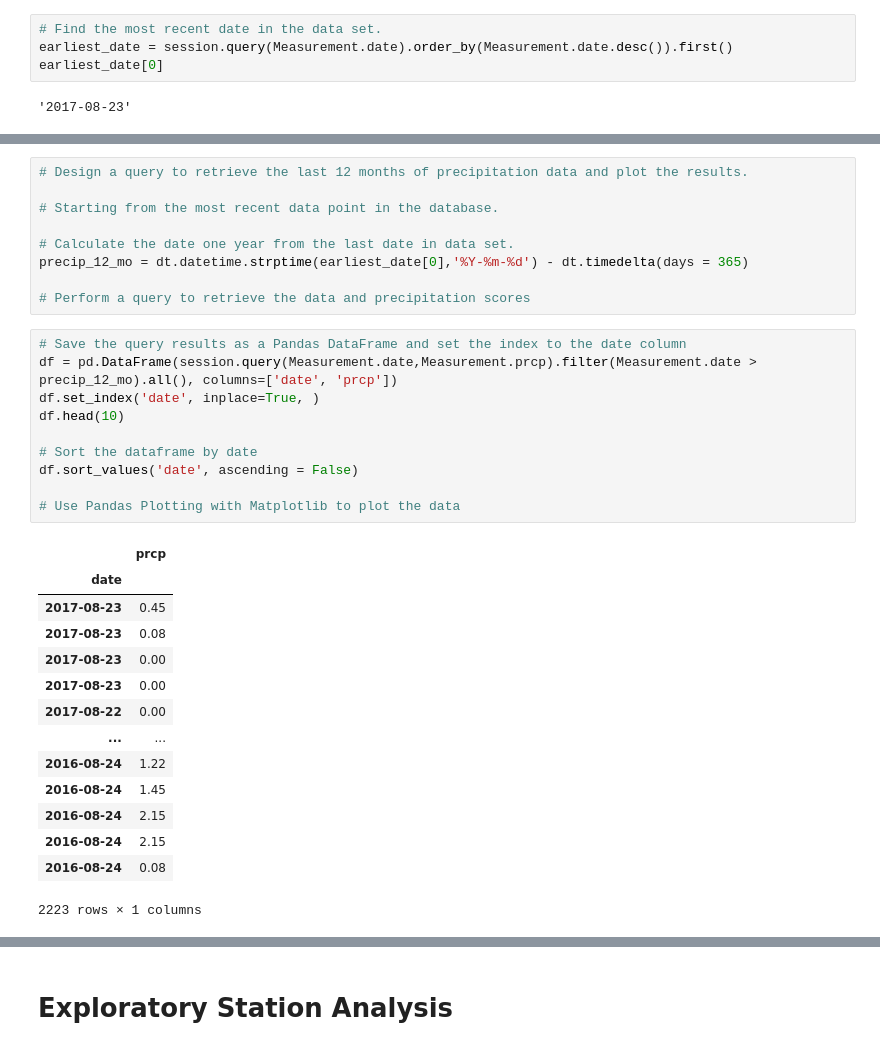
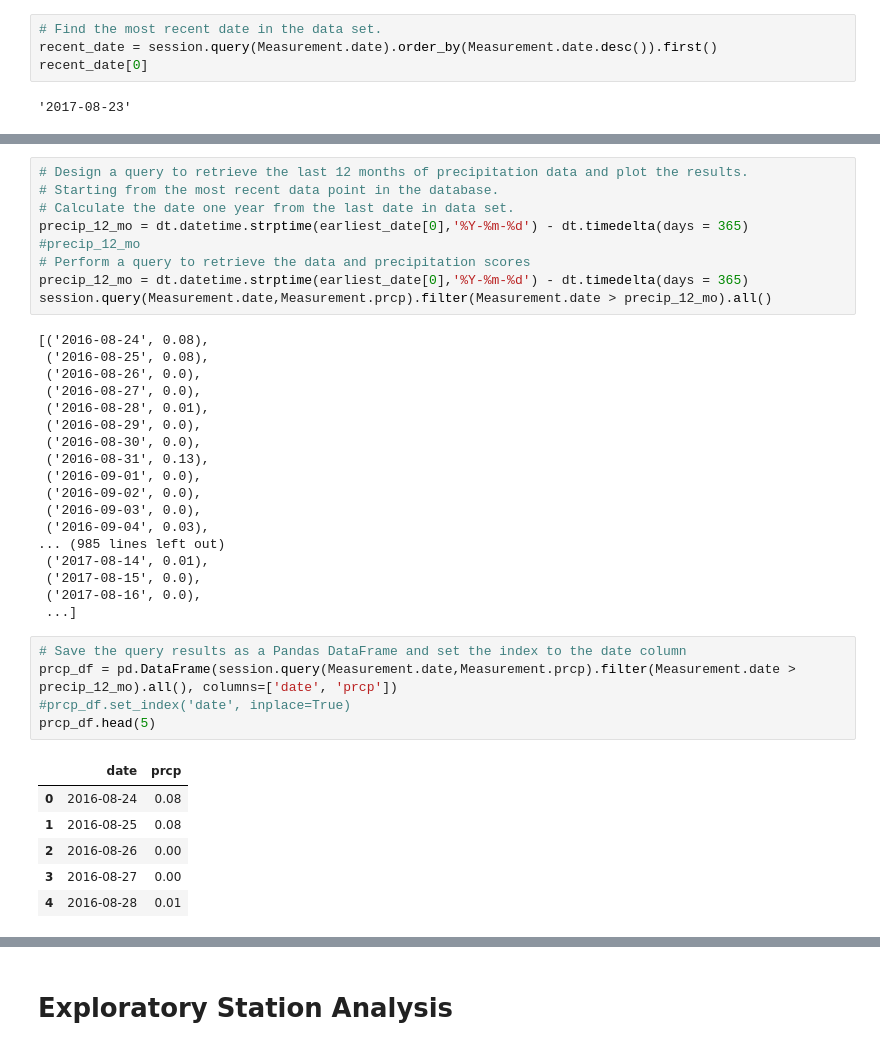
Before and after one commit to Glenn200/sqlalchemy-challenge, a Jupyter notebook: climate_starter.ipynb, the cells around one changed output, grey strips where cells are left out. Drawn from its saved outputs; the diff is of its cells as text.

```diff
--- a/climate_starter.ipynb
+++ b/climate_starter.ipynb
@@ -61,8 +61,8 @@ inspector.get_columns('measurement')
 # Exploratory Precipitation Analysis
 # %%
 # Find the most recent date in the data set.
-earliest_date = session.query(Measurement.date).order_by(Measurement.date.desc()).first()
-earliest_date[0]
+recent_date = session.query(Measurement.date).order_by(Measurement.date.desc()).first()
+recent_date[0]
 # %% [output]
 '2017-08-23'
 # %%
@@ -90,34 +72,39 @@ session.query(Measurement.date,Measurement.prcp).filter(Measurement.date > preci
 # %%
 # Design a query to retrieve the last 12 months of precipitation data and plot the results.
-
 # Starting from the most recent data point in the database.
-
 # Calculate the date one year from the last date in data set.
 precip_12_mo = dt.datetime.strptime(earliest_date[0],'%Y-%m-%d') - dt.timedelta(days = 365)
-
+#precip_12_mo
 # Perform a query to retrieve the data and precipitation scores
+precip_12_mo = dt.datetime.strptime(earliest_date[0],'%Y-%m-%d') - dt.timedelta(days = 365)
+session.query(Measurement.date,Measurement.prcp).filter(Measurement.date > precip_12_mo).all()
+# %% [output]
+[('2016-08-24', 0.08),
+ ('2016-08-25', 0.08),
+ ('2016-08-26', 0.0),
+ ('2016-08-27', 0.0),
+ ('2016-08-28', 0.01),
+ ('2016-08-29', 0.0),
+ ('2016-08-30', 0.0),
+ ('2016-08-31', 0.13),
+ ('2016-09-01', 0.0),
+ ('2016-09-02', 0.0),
+ ('2016-09-03', 0.0),
+ ('2016-09-04', 0.03),
+... (985 lines left out)
+ ('2017-08-14', 0.01),
+ ('2017-08-15', 0.0),
+ ('2017-08-16', 0.0),
+ ...]
 # %%
 # Save the query results as a Pandas DataFrame and set the index to the date column
-df = pd.DataFrame(session.query(Measurement.date,Measurement.prcp).filter(Measurement.date > precip_12_mo).all(), columns=['date', 'prcp'])
-df.set_index('date', inplace=True, )
-df.head(10)
-
-# Sort the dataframe by date
-df.sort_values('date', ascending = False)
-
-# Use Pandas Plotting with Matplotlib to plot the data
+prcp_df = pd.DataFrame(session.query(Measurement.date,Measurement.prcp).filter(Measurement.date > precip_12_mo).all(), columns=['date', 'prcp'])
+#prcp_df.set_index('date', inplace=True)
+prcp_df.head(5)
 # %% [output]
-|  | prcp |
-| date |  |
-| 2017-08-23 | 0.45 |
-| 2017-08-23 | 0.08 |
-| 2017-08-23 | 0.00 |
-| 2017-08-23 | 0.00 |
-| 2017-08-22 | 0.00 |
-| ... | ... |
-| 2016-08-24 | 1.22 |
-| 2016-08-24 | 1.45 |
-| 2016-08-24 | 2.15 |
-| 2016-08-24 | 2.15 |
-| 2016-08-24 | 0.08 |
+|  | date | prcp |
+| 0 | 2016-08-24 | 0.08 |
+| 1 | 2016-08-25 | 0.08 |
+| 2 | 2016-08-26 | 0.00 |
+| 3 | 2016-08-27 | 0.00 |
+| 4 | 2016-08-28 | 0.01 |
-2223 rows × 1 columns
```
Also changed, not shown: parts of 13 cells of this notebook, 2 other files.
